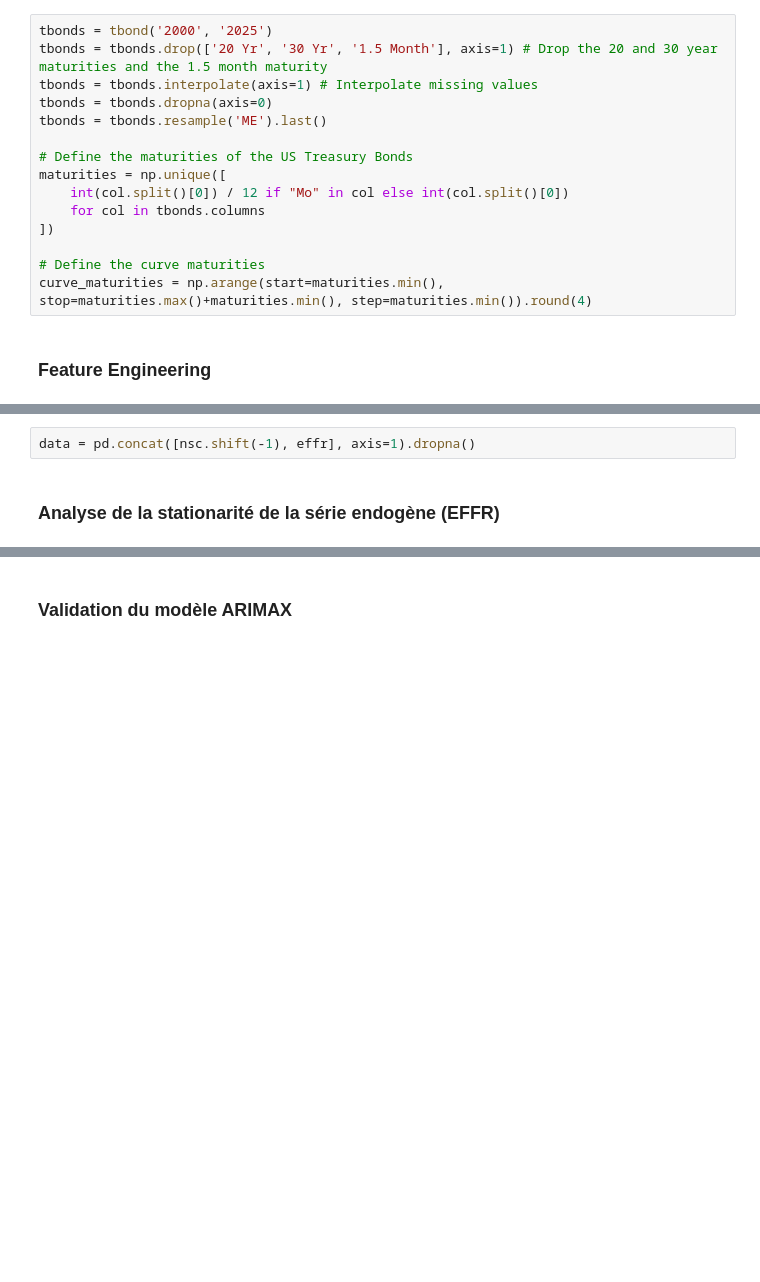
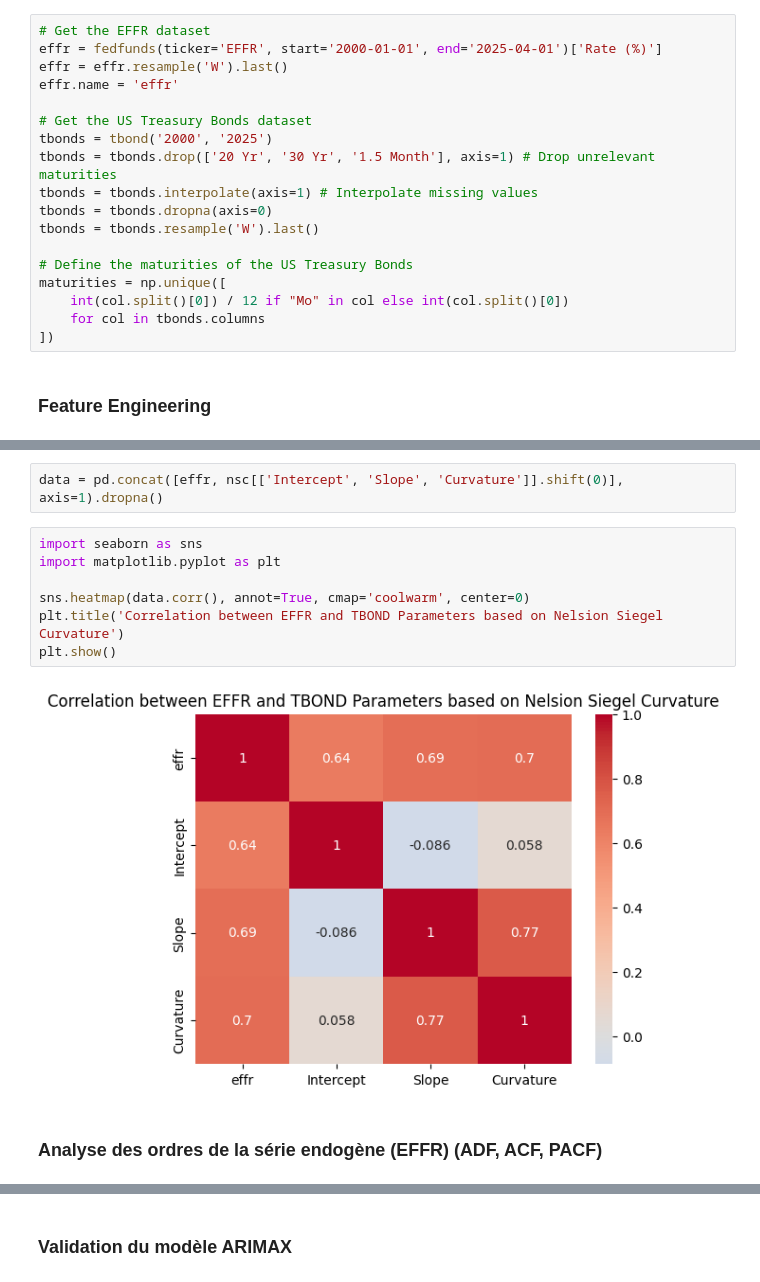
Before and after one commit to Matteo-Bernard/FedWatch, a Jupyter notebook: FedWatch.ipynb, the cells around one changed output, grey strips where cells are left out. Drawn from its saved outputs; the diff is of its cells as text; blank space fills up the shorter version.

```diff
--- a/FedWatch.ipynb
+++ b/FedWatch.ipynb
@@ -53,18 +43,21 @@ effr.name = 'effr'
 # %%
+# Get the EFFR dataset
+effr = fedfunds(ticker='EFFR', start='2000-01-01', end='2025-04-01')['Rate (%)']
+effr = effr.resample('W').last()
+effr.name = 'effr'
+
+# Get the US Treasury Bonds dataset
 tbonds = tbond('2000', '2025')
-tbonds = tbonds.drop(['20 Yr', '30 Yr', '1.5 Month'], axis=1) # Drop the 20 and 30 year maturities and the 1.5 month maturity
+tbonds = tbonds.drop(['20 Yr', '30 Yr', '1.5 Month'], axis=1) # Drop unrelevant maturities
 tbonds = tbonds.interpolate(axis=1) # Interpolate missing values
 tbonds = tbonds.dropna(axis=0)
-tbonds = tbonds.resample('ME').last()
+tbonds = tbonds.resample('W').last()
 
 # Define the maturities of the US Treasury Bonds
 maturities = np.unique([
     int(col.split()[0]) / 12 if "Mo" in col else int(col.split()[0])
     for col in tbonds.columns
 ])
-
-# Define the curve maturities
-curve_maturities = np.arange(start=maturities.min(), stop=maturities.max()+maturities.min(), step=maturities.min()).round(4)
 # %% [markdown]
 ### Feature Engineering
 # %%
@@ -81,6 +109,15 @@ nsc = NelsonSiegelCurvature.fit(yields=tbonds)
 # %%
-data = pd.concat([nsc.shift(-1), effr], axis=1).dropna()
+data = pd.concat([effr, nsc[['Intercept', 'Slope', 'Curvature']].shift(0)], axis=1).dropna()
+# %%
+import seaborn as sns
+import matplotlib.pyplot as plt
+
+sns.heatmap(data.corr(), annot=True, cmap='coolwarm', center=0)
+plt.title('Correlation between EFFR and TBOND Parameters based on Nelsion Siegel Curvature')
+plt.show()
+# %% [output]
+[figure, added]
 # %% [markdown]
-### Analyse de la stationarité de la série endogène (EFFR)
+### Analyse des ordres de la série endogène (EFFR) (ADF, ACF, PACF)
 # %%
 from statsmodels.tsa.stattools import adfuller
```
Also changed, not shown: parts of 30 cells of this notebook, 1 other file.
